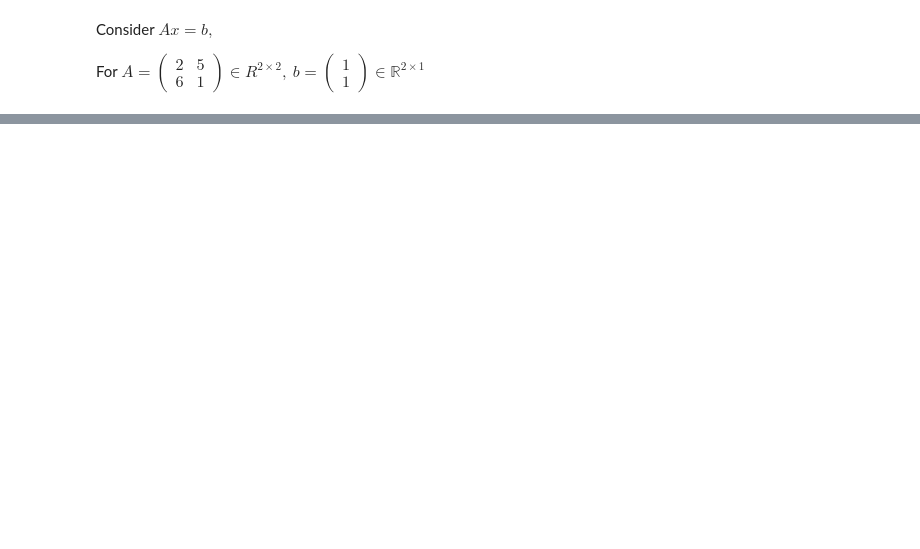
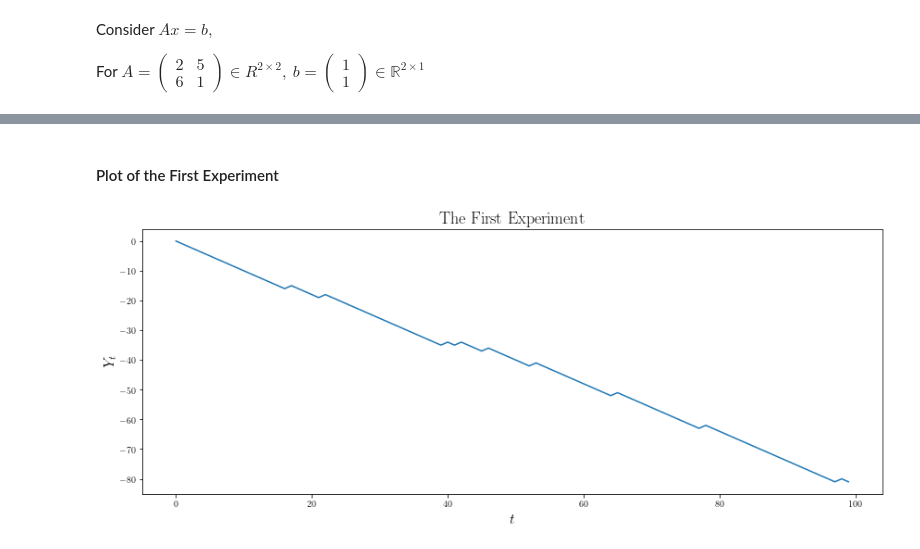
Before and after one commit to YIMINGMA/Stochastic-Modelling-and-Random-Processes, a Jupyter notebook: Notebooks/Support-Class-1.ipynb, the cells around one changed output, grey strips where cells are left out. Cells and saved outputs as stored; diff of their text form; code cells hidden in the pictures; blank space fills up the shorter version.

```diff
--- a/Notebooks/Support-Class-1.ipynb
+++ b/Notebooks/Support-Class-1.ipynb
@@ -324,0 +232,25 @@ You may want to use modulus for this (`%`)
+# %%
+def SRW(p, tmax, N):
+    Xs = np.random.RandomState(1234).rand(N, tmax)
+    Xs[Xs < p] = 1
+    Xs[Xs != 1] = -1
+    Xs[:, 0] = 0 # Set the initial position 0.
+    Ys = np.cumsum(Xs, axis=1)
+    return Xs, Ys
+# %%
+tmax = 100
+N = 20
+p = 0.1
+S = SRW(p, tmax, N)
+# %% [markdown]
+#### Plot of the First Experiment
+# %%
+# Plot the first experiment
+plt.figure(figsize=(12, 5))
+plt.plot(range(tmax), S[1][0, :])
+plt.xlabel(r"$t$", fontsize = 16)
+plt.ylabel(r"$Y_t$", fontsize=16)
+plt.title("The First Experiment", fontsize=18)
+plt.tight_layout()
+# %% [output]
+[figure, added]
```
Also changed, not shown: parts of 47 cells of this notebook, 3 other files.
